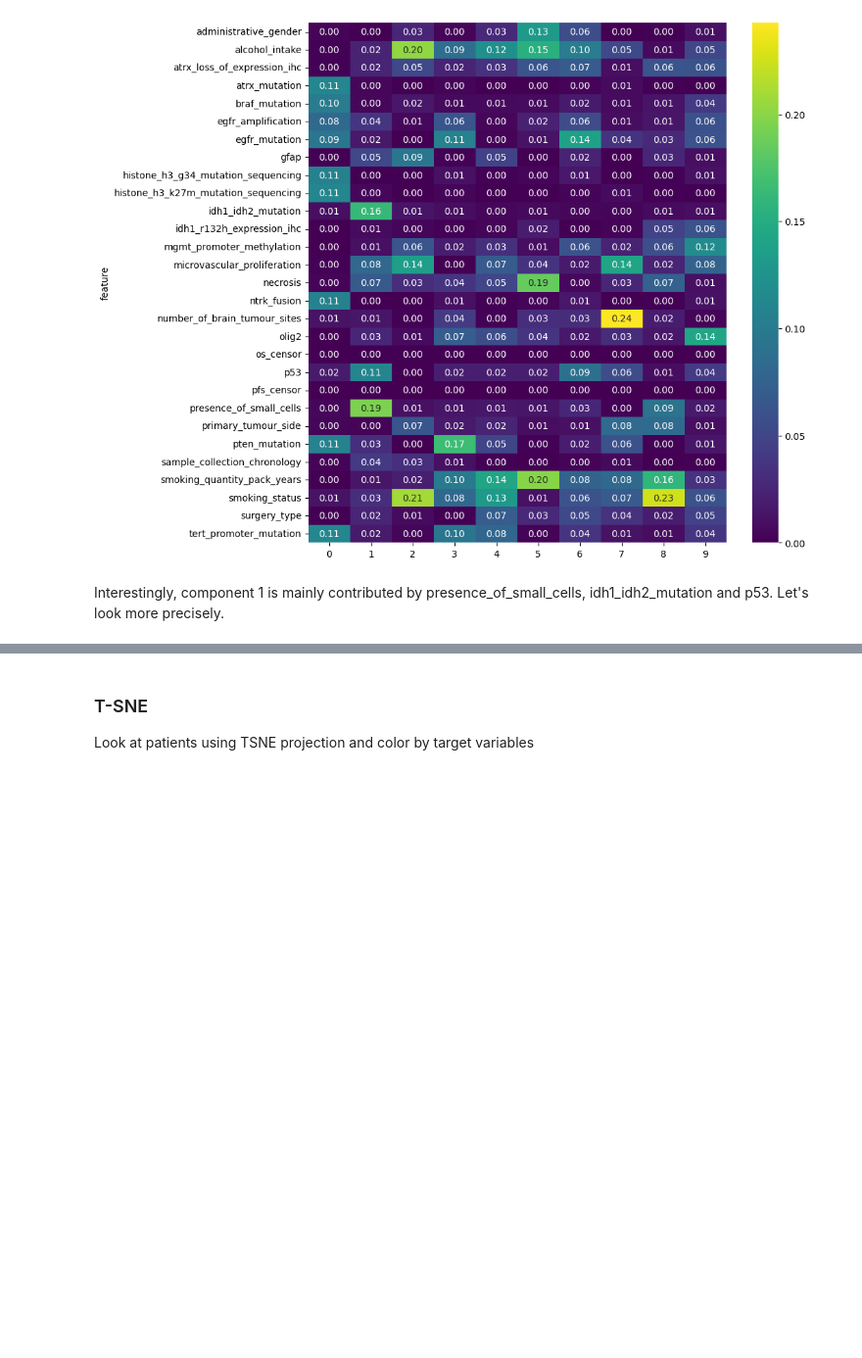
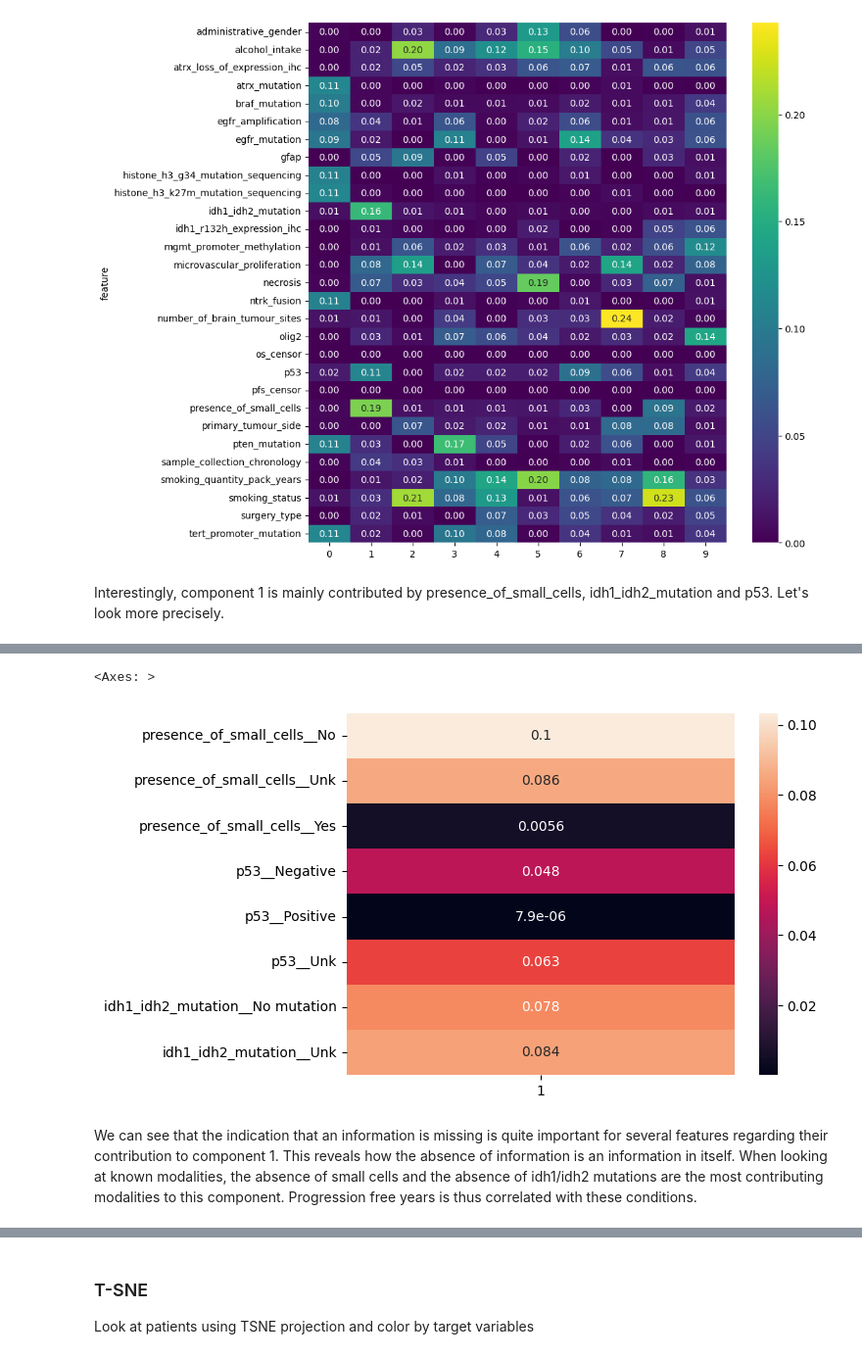
Before and after one commit to Tikings/gbm_hackathon, a Jupyter notebook: analysis/clinical_insights.ipynb, the cells around one changed output, grey strips where cells are left out. Shown at 98% size. Saved outputs shown, nothing was run; the diff lists cells and outputs as text; code cells hidden in the pictures; blank space fills up the shorter version.

```diff
--- a/analysis/clinical_insights.ipynb
+++ b/analysis/clinical_insights.ipynb
@@ -133,5 +121,5 @@ sns.heatmap(per_col_contributions, cmap='viridis', annot=True, fmt='.2f', ytickl
 # %% [markdown]
 Interestingly, component 1 is mainly contributed by presence_of_small_cells, idh1_idh2_mutation and p53. Let's look more precisely.
 # %%
-per_mod_contributions[per_mod_contributions["feature"].isin(["presence_of_small_cells", "idh1_idh2_mutation", "p53"])]
+sns.heatmap(per_mod_contributions[per_mod_contributions["feature"].isin(["presence_of_small_cells", "idh1_idh2_mutation", "p53"])][[1]], annot=True)
 # %% [output]
@@ -147,3 +126,7 @@ per_mod_contributions[per_mod_contributions["feature"].isin(["presence_of_small_
+<Axes: >
+[figure, added]
+# %% [markdown]
+We can see that the indication that an information is missing is quite important for several features regarding their contribution to component 1. This reveals how the absence of information is an information in itself. When looking at known modalities, the absence of small cells and the absence of idh1/idh2 mutations are the most contributing modalities to this component. Progression free years is thus correlated with these conditions.
 # %%
 sns.heatmap(corr[features].loc[features], yticklabels=True, cmap='viridis')
 # %% [output]
```
Also changed, not shown: parts of 23 cells of this notebook.
